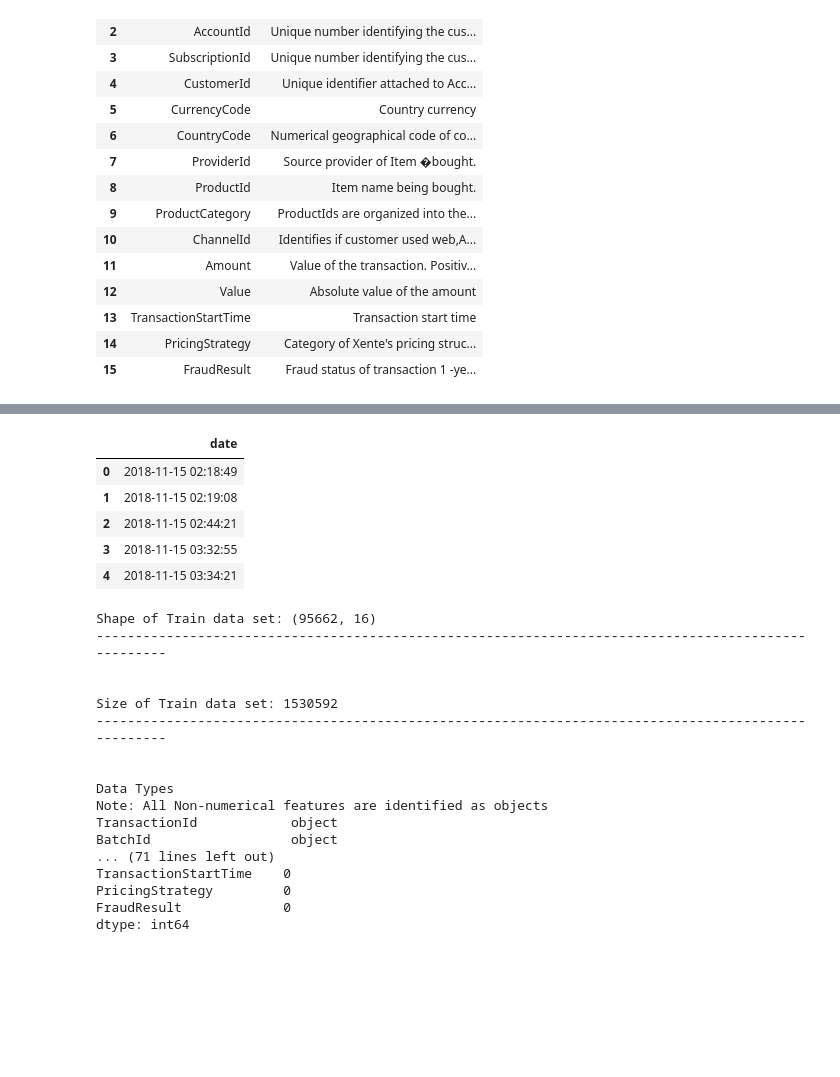
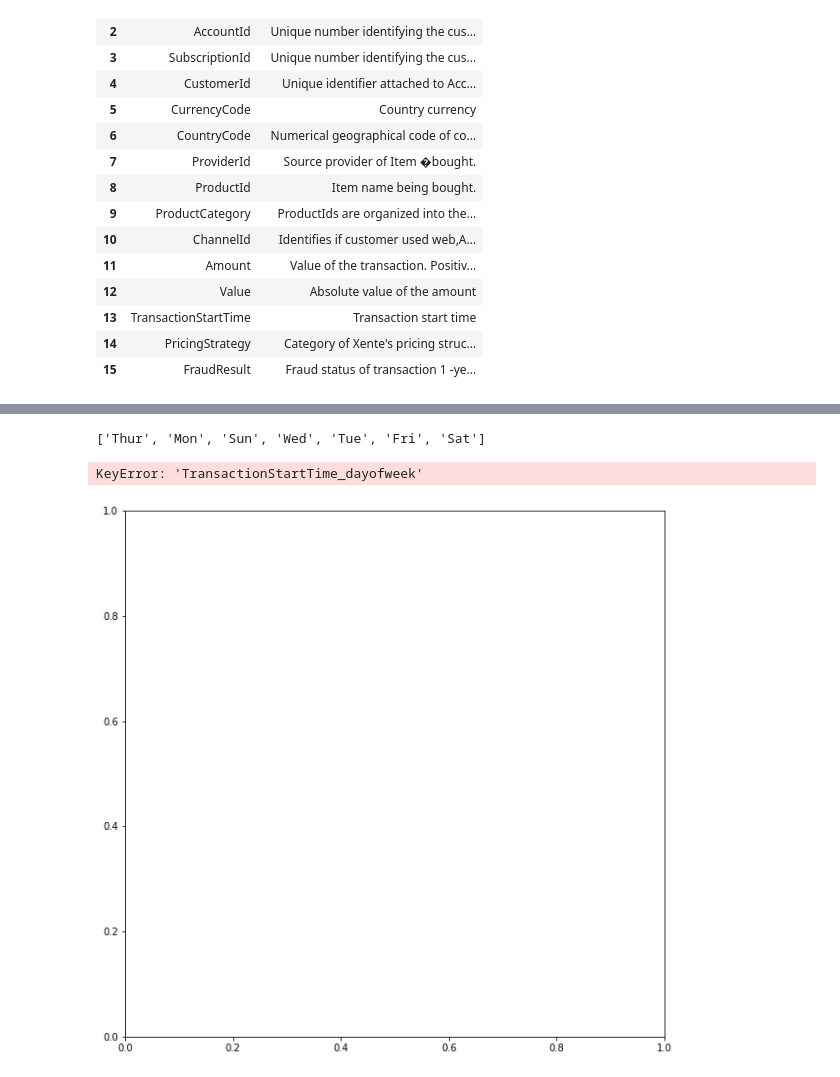
Before and after one commit to risenW/datasist, a Jupyter notebook: visualz/visualz/xente challenge.ipynb, the cells around one changed output, grey strips where cells are left out. Drawn from its saved outputs; the diff is of its cells as text; code cells hidden in the pictures; blank space fills up the shorter version.

Commit message:
Moved get_date_info to timeseries module

```diff
--- a/visualz/visualz/xente challenge.ipynb
+++ b/visualz/visualz/xente challenge.ipynb
@@ -67,2 +38,0 @@ def get_date_info(data=None, date_feat=None, drop_date=True, concatenate=False):
-# %%
-a = dt.get_date_info(train_data, date_feat='TransactionStartTime', concatenate=False)
@@ -90,31 +39,8 @@ TypeError: get_date_info() missing 1 required positional argument: 'date_col'
-# %%
-df = pd.DataFrame()
-df["date"]=pd.to_datetime(train_data["TransactionStartTime"])
-df.head()
-# %% [output]
-|  | date |
-| 0 | 2018-11-15 02:18:49 |
-| 1 | 2018-11-15 02:19:08 |
-| 2 | 2018-11-15 02:44:21 |
-| 3 | 2018-11-15 03:32:55 |
-| 4 | 2018-11-15 03:34:21 |
-# %%
-dt.describe(train_data, name='Train')
-# %% [output]
-Shape of Train data set: (95662, 16)
-----------------------------------------------------------------------------------------------------
-
-
-Size of Train data set: 1530592
-----------------------------------------------------------------------------------------------------
-
-
-Data Types
-Note: All Non-numerical features are identified as objects
-TransactionId            object
-BatchId                  object
-... (71 lines left out)
-TransactionStartTime    0
-PricingStrategy         0
-FraudResult             0
-dtype: int64
+# %%
+dic = {0: 'Sun', 1:'Mon', 2: 'Tue', 3: 'Wed', 4: 'Thur', 5: 'Fri', 6: 'Sat'}
+indx = list(map(lambda x: dic[x], list(v_count.index)))
+indx
+# %% [output]
+['Thur', 'Mon', 'Sun', 'Wed', 'Tue', 'Fri', 'Sat']
+# %%
+a['FraudResult'] = train_data['FraudResult']
@@ -120,0 +49,7 @@ dtype: int64
+# %%
+fig = plt.figure(figsize=((10,10)))
+ax = fig.gca()
+st.bar_cat_2_cat_target(train_data, cat_features=dt.get_num_feats(a), target='FraudResult')
+# %% [output]
+KeyError: 'TransactionStartTime_dayofweek'
+[figure, added]
```
Also changed, not shown: parts of 7 cells of this notebook, 2 other files.
